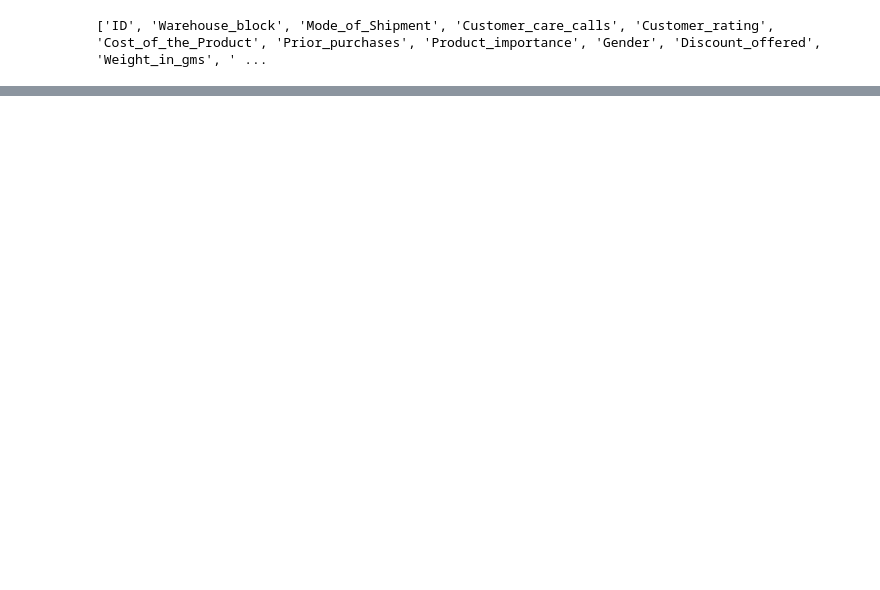
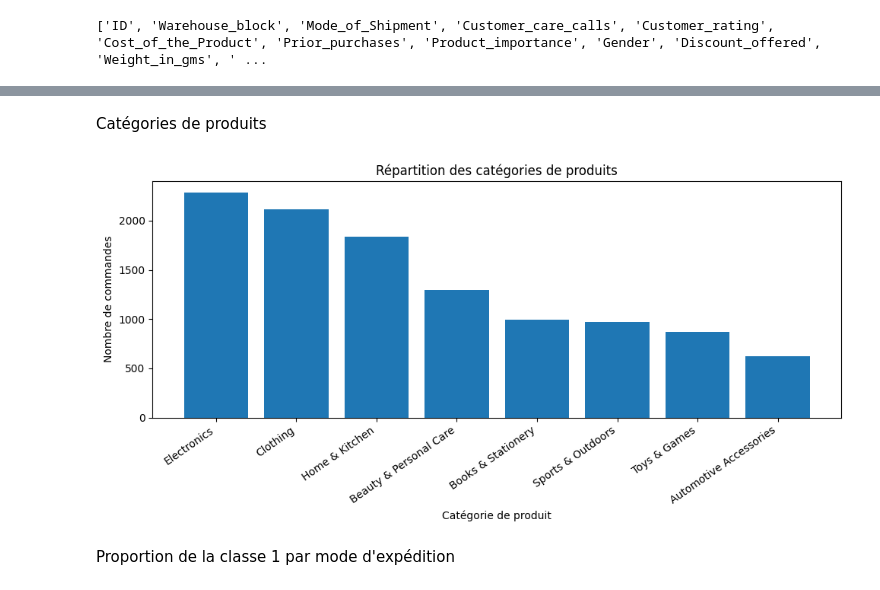
Before and after one commit to nadiagouroubera40-debug/Delais_de_Livraison, a Jupyter notebook: livraison.ipynb, the cells around one changed output, grey strips where cells are left out. Saved outputs shown, nothing was run; the diff lists cells and outputs as text; code cells hidden in the pictures; blank space fills up the shorter version.

```diff
--- a/livraison.ipynb
+++ b/livraison.ipynb
@@ -94,0 +410,26 @@ print(df.columns.tolist())
+# %% [markdown]
+Catégories de produits
+# %%
+if "Product_Category" in df.columns:
+
+    category_counts = df["Product_Category"].value_counts()
+
+    plt.figure(figsize=(10, 5))
+
+    plt.bar(
+        category_counts.index,
+        category_counts.values
+    )
+
+    plt.title("Répartition des catégories de produits")
+    plt.xlabel("Catégorie de produit")
+    plt.ylabel("Nombre de commandes")
+
+    plt.xticks(rotation=35, ha="right")
+
+    plt.tight_layout()
+    plt.show()
+# %% [output]
+[figure, added]
+# %% [markdown]
+Proportion de la classe 1 par mode d'expédition
```
Also changed, not shown: parts of 27 cells of this notebook.
